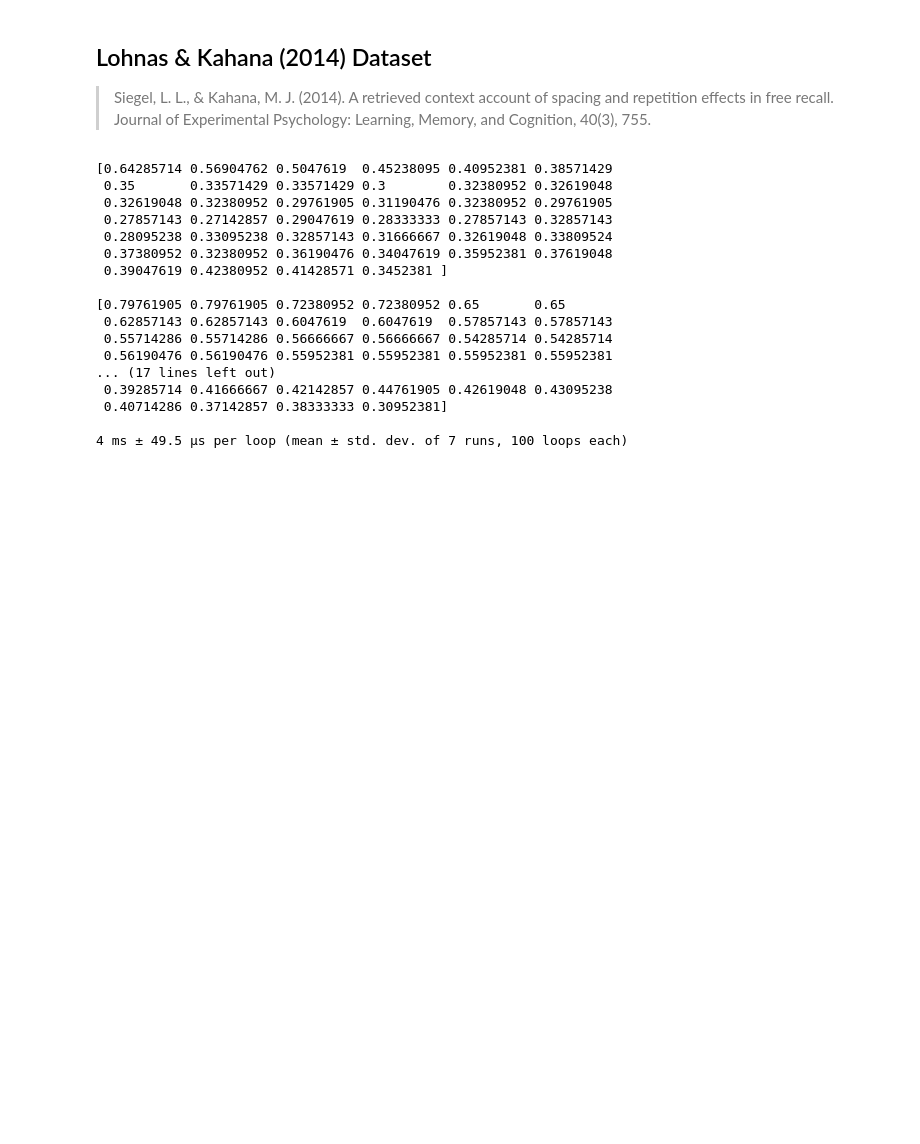
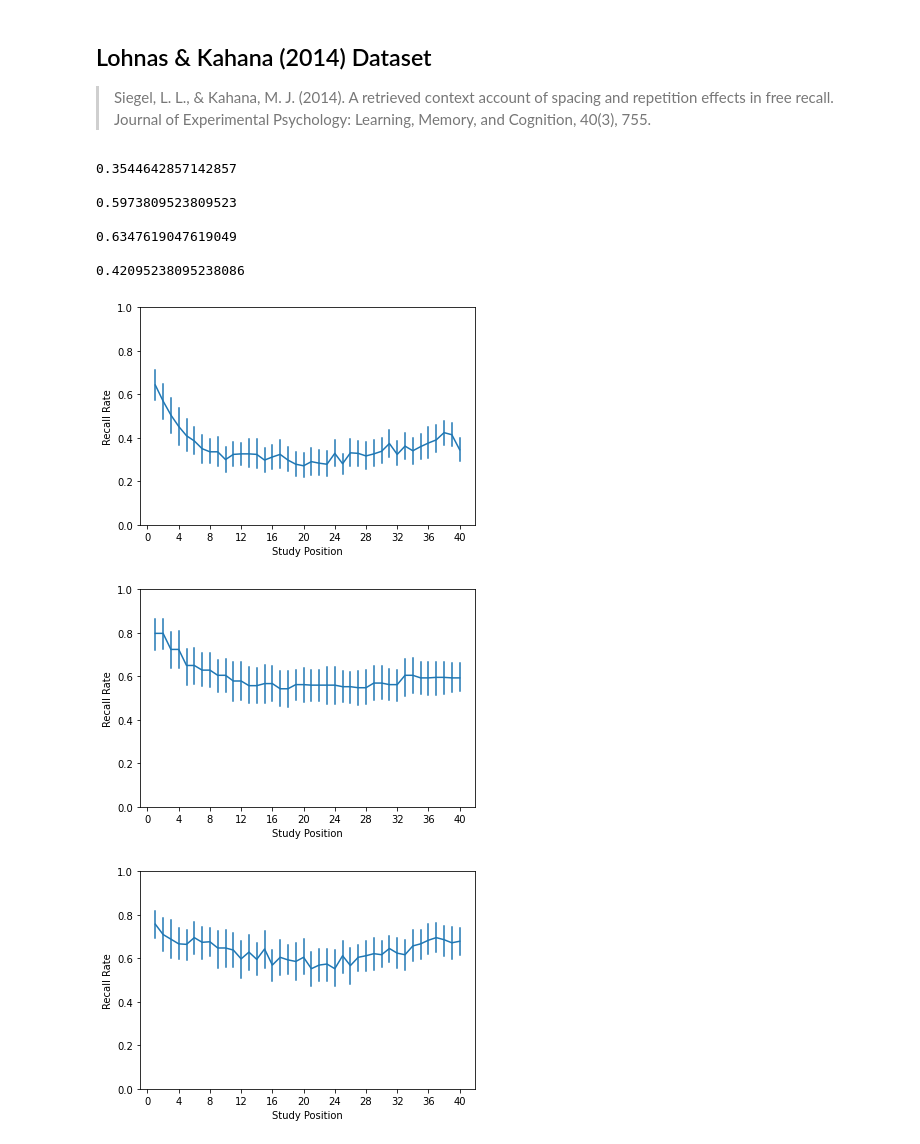
Before and after one commit to githubpsyche/repetition_cmr, a Jupyter notebook: notebooks/analyses/Serial_Position_Effect.ipynb, the cells around one changed output. Cells and saved outputs as stored; diff of their text form; code cells hidden in the pictures; blank space fills up the shorter version.

```diff
--- a/notebooks/analyses/Serial_Position_Effect.ipynb
+++ b/notebooks/analyses/Serial_Position_Effect.ipynb
@@ -59,32 +113,26 @@ for condition in [0, 2, 1]:
 # %% [markdown]
 ## Lohnas & Kahana (2014) Dataset
 > Siegel, L. L., & Kahana, M. J. (2014). A retrieved context account of spacing and repetition effects in free recall. Journal of Experimental Psychology: Learning, Memory, and Cognition, 40(3), 755.
-# %%
-from repetition_cmr.datasets import prepare_lohnas2014_data
-
-trials, events, list_length, presentations, list_types, rep_data, subjects = prepare_lohnas2014_data(
-    '../../data/repFR.mat')
-
-for condition in [1, 2, 3, 4]:
-    print(spc(trials[list_types==condition], presentations[list_types==condition]))
-    print()
-
-%timeit spc(trials[list_types==condition], presentations[list_types==condition])
-# %% [output]
-[0.64285714 0.56904762 0.5047619  0.45238095 0.40952381 0.38571429
- 0.35       0.33571429 0.33571429 0.3        0.32380952 0.32619048
- 0.32619048 0.32380952 0.29761905 0.31190476 0.32380952 0.29761905
- 0.27857143 0.27142857 0.29047619 0.28333333 0.27857143 0.32857143
- 0.28095238 0.33095238 0.32857143 0.31666667 0.32619048 0.33809524
- 0.37380952 0.32380952 0.36190476 0.34047619 0.35952381 0.37619048
- 0.39047619 0.42380952 0.41428571 0.3452381 ]
-
-[0.79761905 0.79761905 0.72380952 0.72380952 0.65       0.65
- 0.62857143 0.62857143 0.6047619  0.6047619  0.57857143 0.57857143
- 0.55714286 0.55714286 0.56666667 0.56666667 0.54285714 0.54285714
- 0.56190476 0.56190476 0.55952381 0.55952381 0.55952381 0.55952381
-... (17 lines left out)
- 0.39285714 0.41666667 0.42142857 0.44761905 0.42619048 0.43095238
- 0.40714286 0.37142857 0.38333333 0.30952381]
-
-4 ms ± 49.5 µs per loop (mean ± std. dev. of 7 runs, 100 loops each)
+# %%
+import pandas as pd
+from compmemlearn.datasets import events_metadata, generate_trial_mask
+
+events = pd.read_csv('../../../compmemlearn/data/LohnasKahana2014.csv')
+trials, list_lengths, presentations = events_metadata(events)
+
+for condition in [1, 2, 3, 4]:
+    trial_mask = generate_trial_mask(events, f"condition == {condition}")[0]
+    print(np.mean(spc(trials[0][trial_mask], presentations[0][trial_mask])))
+    plot_spc([events], f"condition == {condition}", contrast_name='', labels=None, axis=None)
+    print()
+# %% [output]
+0.3544642857142857
+
+0.5973809523809523
+
+0.6347619047619049
+
+0.42095238095238086
+[figure, added]
+[figure, added]
+[figure, added]
```
Also changed, not shown: parts of 4 cells of this notebook, 15 other files.
